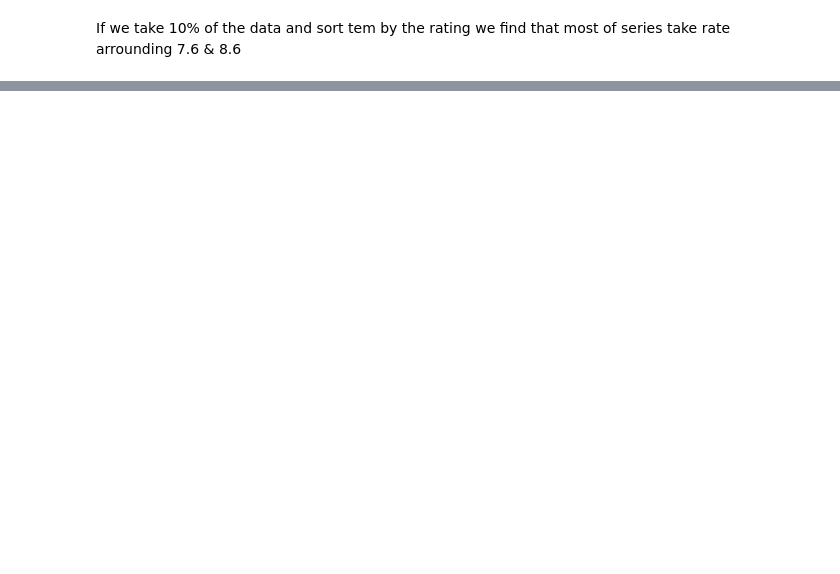
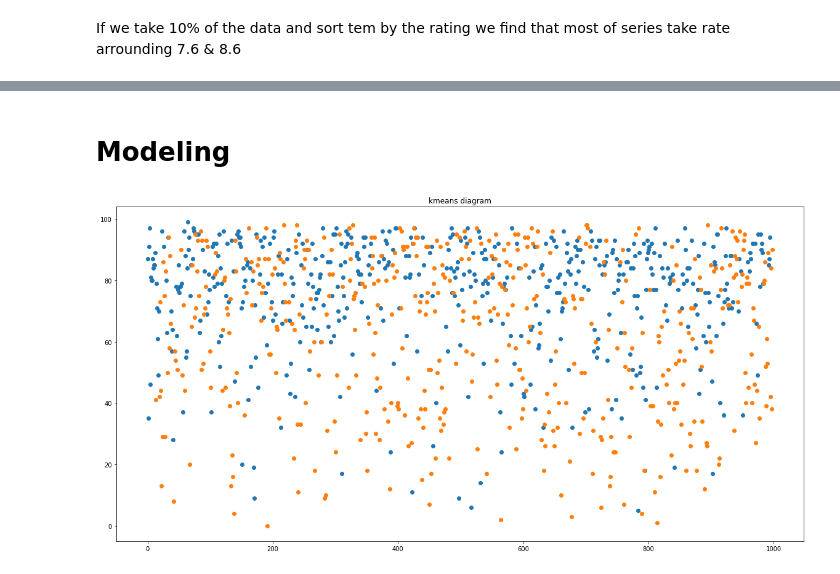
Before and after one commit to YossefEFM/CodeClause_MovieAnalysis, a Jupyter notebook: MovieAnalysis.ipynb, the cells around one changed output, grey strips where cells are left out. Cells and saved outputs as stored; diff of their text form; code cells hidden in the pictures; blank space fills up the shorter version.

```diff
--- a/MovieAnalysis.ipynb
+++ b/MovieAnalysis.ipynb
@@ -7,5 +15,5 @@ import seaborn as sns
 # %%
-Data = pd.read_csv("/content/sample_data/imdb_top_1000.csv")
+Data = pd.read_csv("/content/drive/MyDrive/imdb_top_1000.csv")
 Data.info()
 # %% [output]
 <class 'pandas.core.frame.DataFrame'>
@@ -208,0 +196,10 @@ plt.show()
+# %%
+print(Data.corr())
+data = Data.drop(columns ="Poster_Link", inplace = False)
+data.drop(columns ="Overview", inplace = False)
+data.drop(columns ="Director", inplace = True)
+data.drop(columns = "Star2", inplace = True)
+data.drop(columns ="Star3", inplace = True)
+data.drop(columns ="Star4", inplace = True)
+
+print(data)
@@ -208,0 +224,20 @@ plt.show()
+# %%
+labelEncoder = LabelEncoder()
+for items in data.columns:
+   labelEncoder.fit(data[items])
+   data[items] = labelEncoder.transform(data[items])
+# %% [markdown]
+# Modeling
+# %%
+# Modeling by Kmeans with 2 clusters
+kmeans = KMeans(n_clusters=2).fit_predict(data[:])
+data = np.array(data)
+labels = np.unique(kmeans)
+plt.figure(figsize=(20,10))
+for i in labels: #iterates to filter the data according to each unique class one iteration at a time
+#(filters and keeps the data points that belong to clutser label i)
+    plt.scatter(data[kmeans == i,0],data[kmeans == i,1],label = i)
+plt.title("kmeans diagram")
+plt.show()
+# %% [output]
+[figure, added]
```
Also changed, not shown: parts of 23 cells of this notebook.
